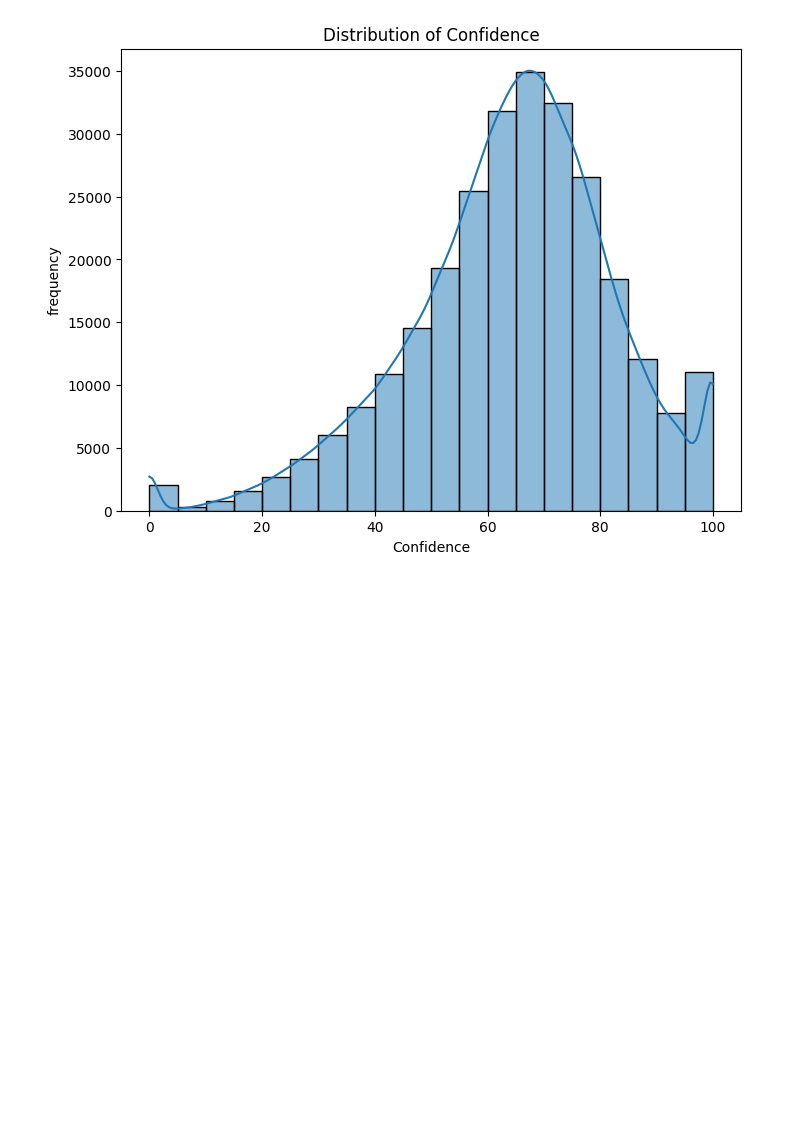
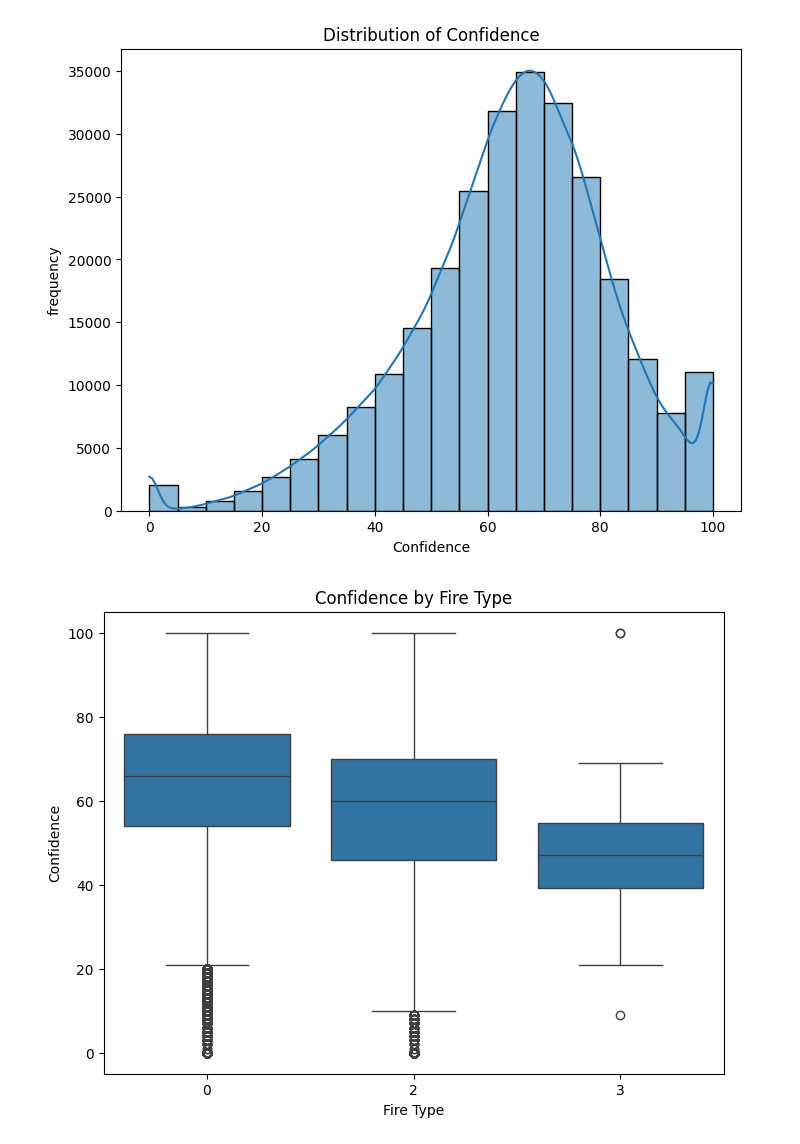
Before and after one commit to ankitkr-code/AICTE_project_deforestation, a Jupyter notebook: first_notebok.ipynb, the cells around one changed output. Cells and saved outputs as stored; diff of their text form; code cells hidden in the pictures; blank space fills up the shorter version.

```diff
--- a/first_notebok.ipynb
+++ b/first_notebok.ipynb
@@ -184,3 +189,23 @@ plt.ylabel('frequency')
 plt.show()
 # %% [output]
 [figure]
+# %%
+#week 2
+import pandas as pd
+import matplotlib.pyplot as plt
+import seaborn as sns
+
+df1 = pd.read_csv('/content/MODIS DATA 2021.csv')
+df2 = pd.read_csv('/content/MODIS DATA 2022.csv')
+df3 = pd.read_csv('/content/MODIS DATA 2023.csv')
+
+df = pd.concat([df1, df2, df3], ignore_index=True)
+
+plt.figure(figsize=(8, 6))
+sns.boxplot(x='type', y='confidence', data=df)
+plt.title('Confidence by Fire Type')
+plt.xlabel('Fire Type')
+plt.ylabel('Confidence')
+plt.show()
+# %% [output]
+[figure, added]
```
Also changed, not shown: parts of 24 cells of this notebook.
